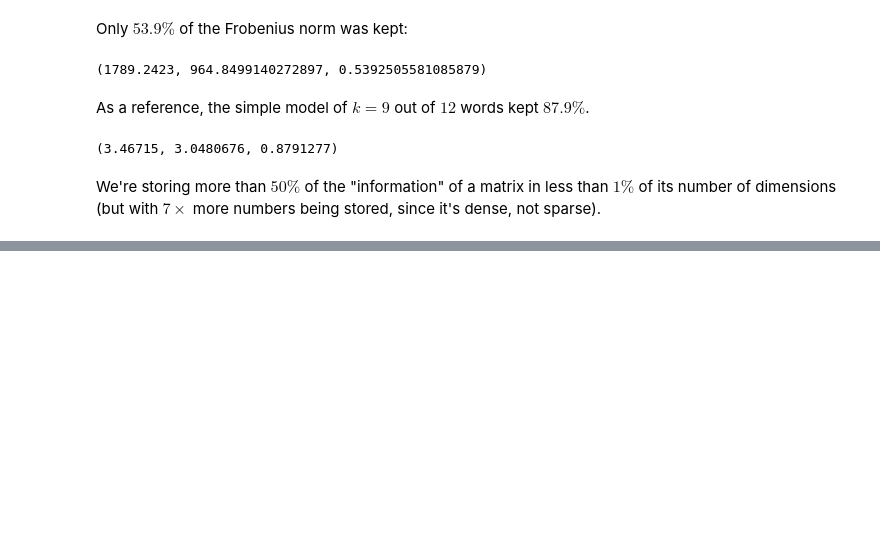
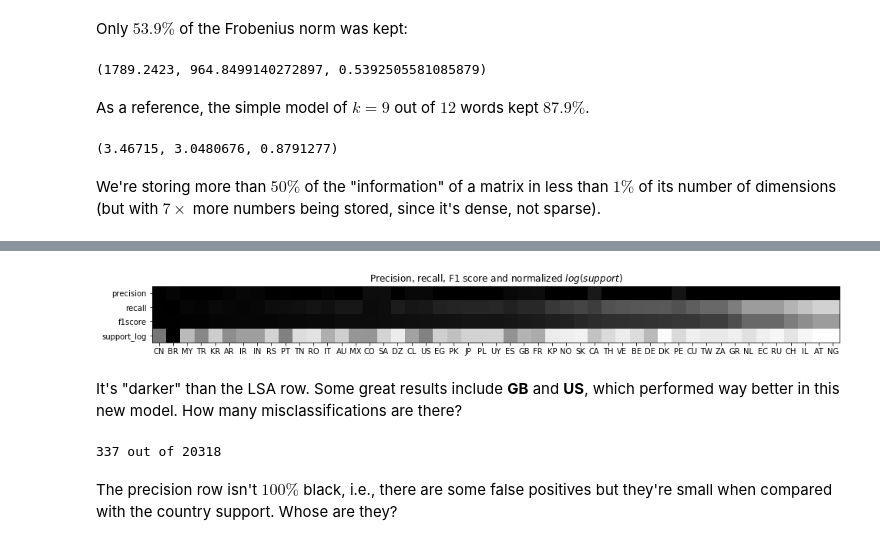
Before and after one commit to scieloorg/normalizations-experiments, a Jupyter notebook: experiments_2018-11_word2vec.ipynb, the cells around one changed output, grey strips where cells are left out. Drawn from its saved outputs; the diff is of its cells as text; code cells hidden in the pictures; blank space fills up the shorter version.

```diff
--- a/experiments_2018-11_word2vec.ipynb
+++ b/experiments_2018-11_word2vec.ipynb
@@ -1328,0 +1422,3 @@ in less than $1\%$ of its number of dimensions
+# %%
+rf_model = rf_models.best_estimator_
+rf_model
@@ -1328,0 +1465,3 @@ in less than $1\%$ of its number of dimensions
+# %%
+%%time
+rf_y_pred = rf_model.predict(X_test)
@@ -1328,0 +1504,11 @@ in less than $1\%$ of its number of dimensions
+# %%
+rf_prfs_tuple = metrics.precision_recall_fscore_support(y_test, rf_y_pred,
+                                                        labels=rf_model.classes_)
+rf_prfs_df = pd.DataFrame(np.array(rf_prfs_tuple).T,
+                          index=rf_model.classes_.tolist(),
+                          columns=["precision", "recall", "f1score", "support"])
+# %%
+rf_prfs_df_top = rf_prfs_df[rf_prfs_df["support"] > 5] \
+    .sort_values(["f1score", "support"], ascending=False) \
+    .assign(support_proportion=lambda df: df["support"] / rf_prfs_df["support"].sum())
+rf_prfs_df_top
@@ -1328,0 +1549,30 @@ in less than $1\%$ of its number of dimensions
+# %%
+rf_support_log = np.log2(rf_prfs_df_top["support"])
+rf_prfs_image_df = rf_prfs_df_top.assign(support_log=rf_support_log / rf_support_log.max()) \
+                                 .drop(columns=["support", "support_proportion"])
+fig, ax = plt.subplots(figsize=(16, 2))
+ax.grid(False)
+ax.imshow(rf_prfs_image_df.T, cmap=plt.cm.gray_r)
+ax.set(
+    title="Precision, recall, F1 score and normalized $log(support)$",
+    xticks=range(rf_prfs_image_df.shape[0]),
+    xticklabels=rf_prfs_image_df.index,
+    yticks=range(rf_prfs_image_df.shape[1]),
+    yticklabels=rf_prfs_image_df.columns,
+);
+# %% [output]
+[figure, added]
+# %% [markdown]
+It's "darker" than the LSA row.
+Some great results include **GB** and **US**,
+which performed way better in this new model.
+How many misclassifications are there?
+# %%
+print(f"{sum(rf_y_pred != y_test)} out of {rf_y_pred.shape[0]}")
+# %% [output]
+337 out of 20318
+# %% [markdown]
+The precision row isn't $100\%$ black, i.e.,
+there are some false positives but they're small
+when compared with the country support.
+Whose are they?
```
Also changed, not shown: parts of 45 cells of this notebook.
